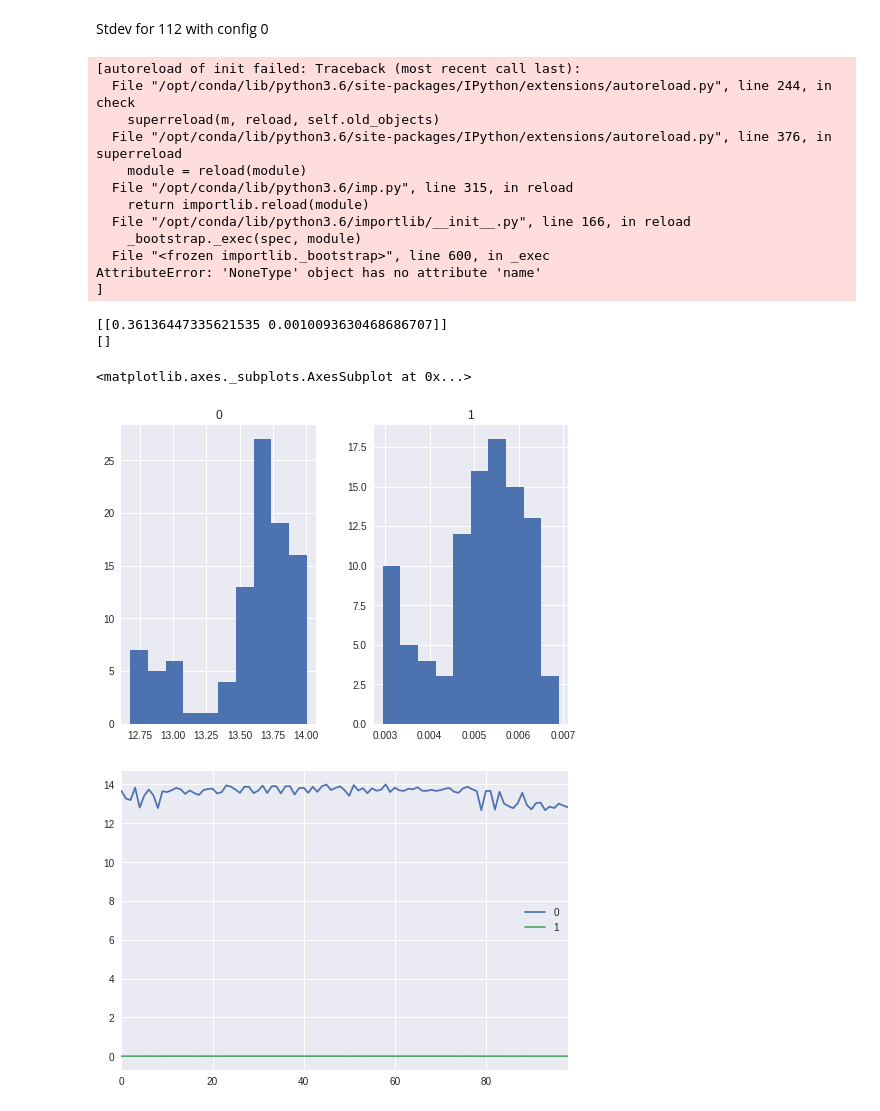
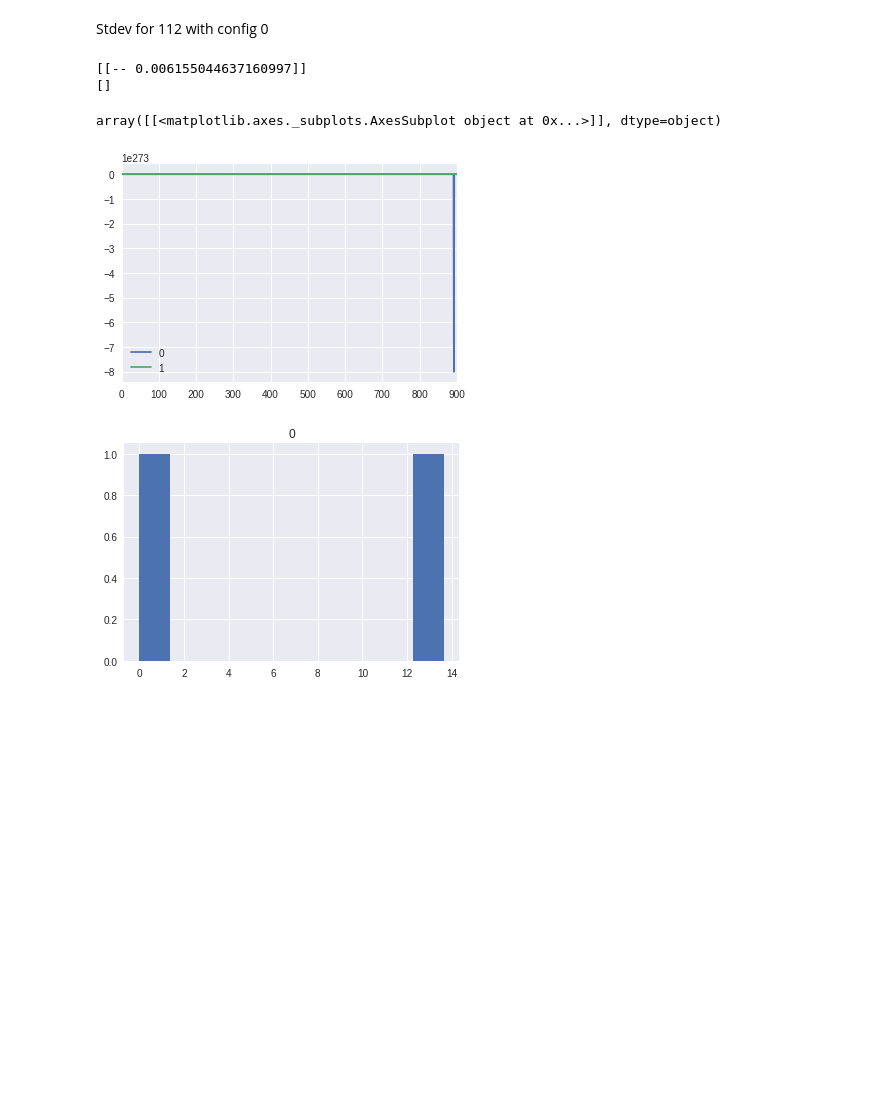
Before and after one commit to mrosseel/vast-automation, a Jupyter notebook: notebooks/analyse_pht.ipynb, the cells around one changed output. Saved outputs shown, nothing was run; the diff lists cells and outputs as text; code cells hidden in the pictures; blank space fills up the shorter version.

```diff
--- a/notebooks/analyse_pht.ipynb
+++ b/notebooks/analyse_pht.ipynb
@@ -28,3 +25,9 @@ The autoreload extension is already loaded. To reload it, use:
+# %%
+def reject_outliers_2(data, m = 2.):
+    d = np.abs(data - np.median(data))
+    mdev = np.median(d)
+    s = d/(mdev if mdev else 1.)
+    return data[s<m]
 # %%
 jd, fwhm, result = read_photometry.read_photometry([135], 0)
 masked = np.ma.masked_invalid(result)
@@ -44,26 +49,17 @@ Stdev for 112 with config 0
 # %%
-jd, fwhm, result = read_photometry.read_photometry([135], 0)
 masked = np.ma.masked_invalid(result)
 print(masked.std(axis=0))
 print(np.argwhere(np.isnan(masked)))
 df = pd.DataFrame(result.reshape(result.shape[0], result.shape[-1]))
-df[0:100].hist()
-df[0:100].plot()
+#df.hist()
+df.plot()
+df.describe()
+result2 = reject_outliers_2(result[0], m = 2.)
+df2 = pd.DataFrame(result2)
+df2.hist()
 # %% [output]
-[autoreload of init failed: Traceback (most recent call last):
-  File "/opt/conda/lib/python3.6/site-packages/IPython/extensions/autoreload.py", line 244, in check
-    superreload(m, reload, self.old_objects)
-  File "/opt/conda/lib/python3.6/site-packages/IPython/extensions/autoreload.py", line 376, in superreload
-    module = reload(module)
-  File "/opt/conda/lib/python3.6/imp.py", line 315, in reload
-    return importlib.reload(module)
-  File "/opt/conda/lib/python3.6/importlib/__init__.py", line 166, in reload
-    _bootstrap._exec(spec, module)
-  File "<frozen importlib._bootstrap>", line 600, in _exec
-AttributeError: 'NoneType' object has no attribute 'name'
-]
+[[-- 0.006155044637160997]]
+[]
-[[0.36136447335621535 0.0010093630468686707]]
-[]
+array([[<matplotlib.axes._subplots.AxesSubplot object at 0x...>]], dtype=object)
-<matplotlib.axes._subplots.AxesSubplot at 0x...>
-[figure, old version]
+[figure, new version]
-[figure, old version]
+[figure, new version]
```
Also changed, not shown: parts of 2 cells of this notebook, 7 other files.
